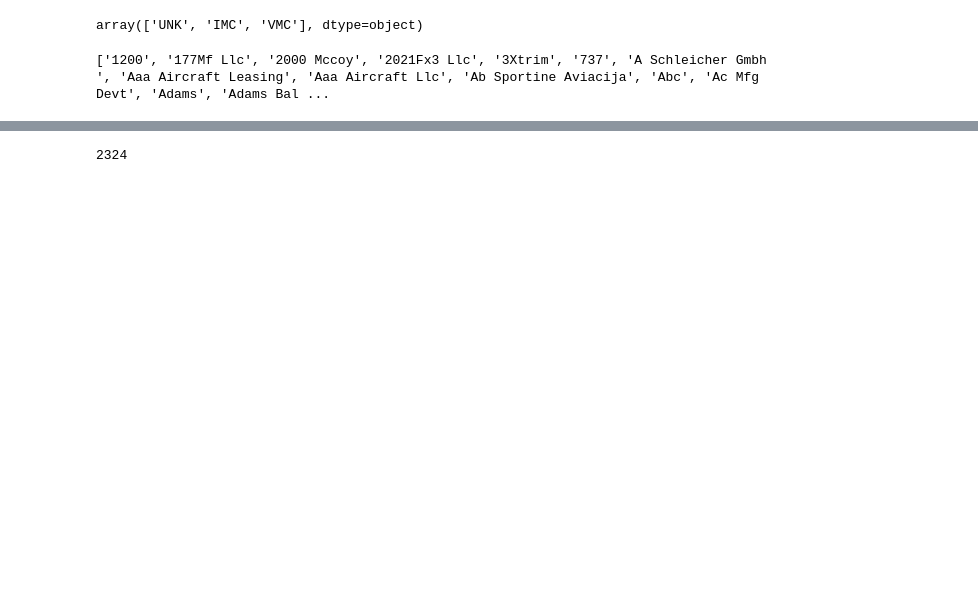
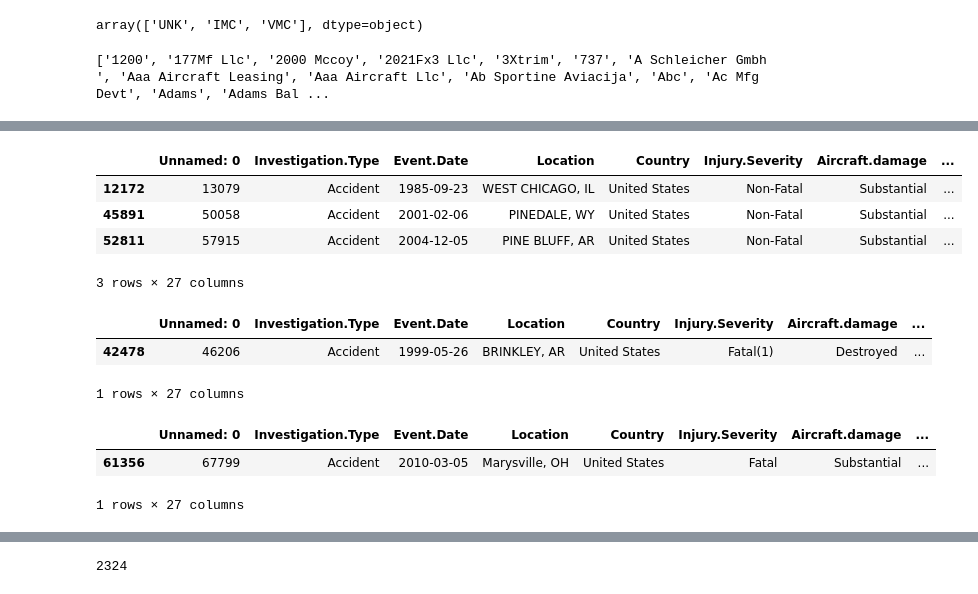
Before and after one commit to sunnywithcurlyhair/DS-Project-1, a Jupyter notebook: Aviation_Analysis.ipynb, the cells around one changed output, grey strips where cells are left out. Cells and saved outputs as stored; diff of their text form; code cells hidden in the pictures; blank space fills up the shorter version.

```diff
--- a/Aviation_Analysis.ipynb
+++ b/Aviation_Analysis.ipynb
@@ -168,0 +180,26 @@ plt.show()
+# %%
+df3=df_safest_makes[df_safest_makes['Make']=='Dassaultbreguet']
+df4=df3[df3['Weather.Condition']=='IMC']
+df4
+# %% [output]
+|  | Unnamed: 0 | Investigation.Type | Event.Date | Location | Country | Injury.Severity | Aircraft.damage | ... |
+| 12172 | 13079 | Accident | 1985-09-23 | WEST CHICAGO, IL | United States | Non-Fatal | Substantial | ... |
+| 45891 | 50058 | Accident | 2001-02-06 | PINEDALE, WY | United States | Non-Fatal | Substantial | ... |
+| 52811 | 57915 | Accident | 2004-12-05 | PINE BLUFF, AR | United States | Non-Fatal | Substantial | ... |
+3 rows × 27 columns
+# %%
+df5=df_safest_makes[df_safest_makes['Make']=='Grummanschweizer']
+df6=df5[df5['Weather.Condition']=='IMC']
+df6
+# %% [output]
+|  | Unnamed: 0 | Investigation.Type | Event.Date | Location | Country | Injury.Severity | Aircraft.damage | ... |
+| 42478 | 46206 | Accident | 1999-05-26 | BRINKLEY, AR | United States | Fatal(1) | Destroyed | ... |
+1 rows × 27 columns
+# %%
+df5=df_safest_makes[df_safest_makes['Make']=='Evektoraerotechnik As']
+df6=df5[df5['Weather.Condition']=='IMC']
+df6
+# %% [output]
+|  | Unnamed: 0 | Investigation.Type | Event.Date | Location | Country | Injury.Severity | Aircraft.damage | ... |
+| 61356 | 67799 | Accident | 2010-03-05 | Marysville, OH | United States | Fatal | Substantial | ... |
+1 rows × 27 columns
```
Also changed, not shown: parts of 20 cells of this notebook, 1 other file.
